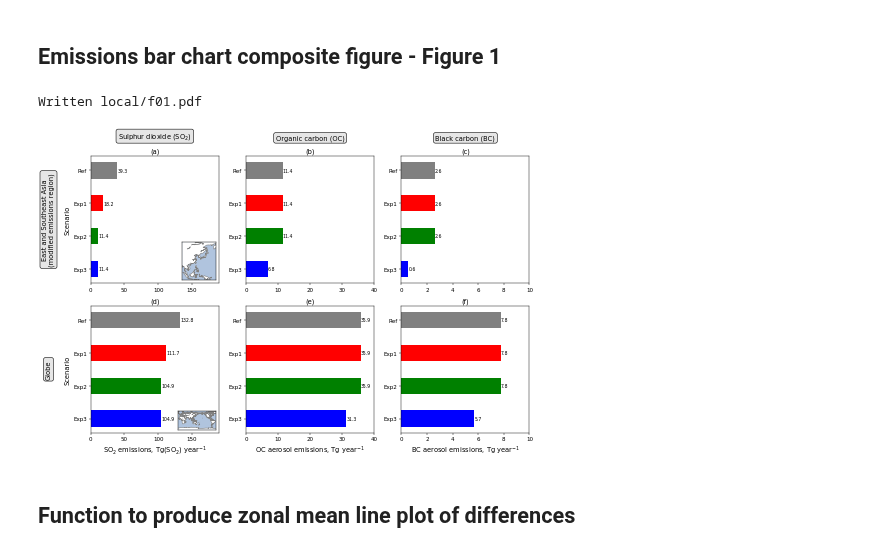
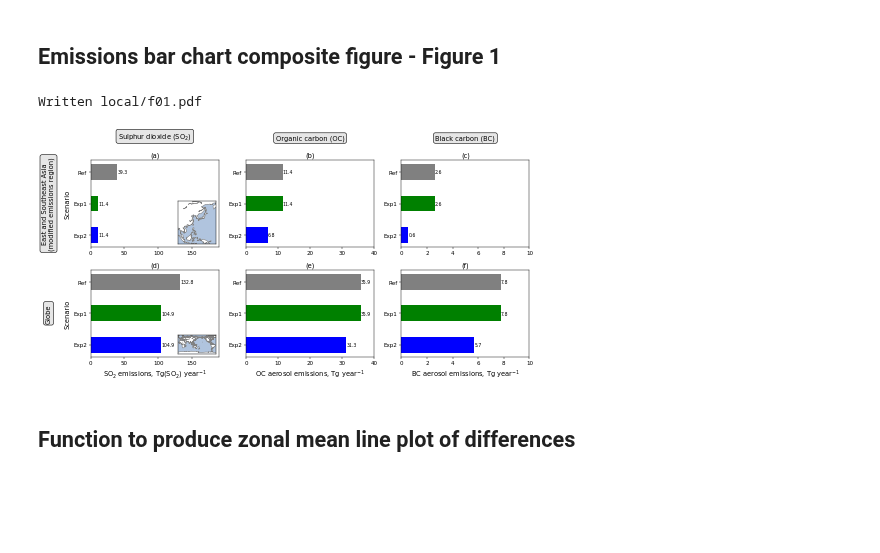
Before and after one commit to grandey/p17d-sulphur-eas-eqm, a Jupyter notebook: analysis_draft2018a/figures_draft2018a.ipynb, the cells around one changed output. Saved outputs shown, nothing was run; the diff lists cells and outputs as text; code cells hidden in the pictures; blank space fills up the shorter version.

```diff
--- a/analysis_draft2018a/figures_draft2018a.ipynb
+++ b/analysis_draft2018a/figures_draft2018a.ipynb
@@ -101,7 +101,7 @@ def emissions_bars(species='so2tot',
     # Dataframe to hold regional totals
     data_df = pd.DataFrame(columns=('scenario', 'scenario_name', 'regional_total'))
     # Loop over scenarios
-    for scenario in ['2000', 'eas0', 'eas0b', 'eas0c']:
+    for scenario in ['2000', 'eas0b', 'eas0c']:
         # Load emissions
         if species == 'so2tot':
             data = (lib_draft2018a.load_emissions(species='so2', surf_or_elev='both',
@@ -124,7 +124,7 @@ def emissions_bars(species='so2tot',
                                   ignore_index=True)
     # Plot bars
     ax.barh(data_df.index, data_df['regional_total'], height=0.5,
-            color=['0.5', 'r', 'g', 'b'])
+            color=['0.5', 'g', 'b'])
     # Axes
     ax.set_yticks(data_df.index)
     ax.set_yticklabels(data_df['scenario_name'])
@@ -146,7 +146,7 @@ def emissions_bars(species='so2tot',
         ax.set_title(title)
     # Insert map
     if map_inset:
-        ax2 = inset_axes(ax, width='30%', height='30%', loc=4)
+        ax2 = inset_axes(ax, width='30%', height='60%', loc=4)
         ax2.set_facecolor('lightsteelblue')
         anchor = 'SE'
         if region == 'Globe':
@@ -168,7 +168,7 @@ if False:
 ## Emissions bar chart composite figure - Figure 1
 # %%
 # Set up figure
-fig = plt.figure(figsize=(12, 8))
+fig = plt.figure(figsize=(12, 6))
 gs = gridspec.GridSpec(2, 3)
 # Sulphur dioxide bar charts
 species = 'so2tot'
@@ -204,35 +204,35 @@ ax5 = emissions_bars(species=species, title='(c)',
                      ax=plt.subplot(gs[0, 2]))
 ax6 = emissions_bars(species=species, title='(f)',
                      xlabel=xlabel, xlim=xlim, ylabel=False,
                      region='Globe', map_inset=False,
                      ax=plt.subplot(gs[1, 2]))
 # Column titles
 for ax, title in zip([ax1, ax3, ax5],
                      [r'Sulphur dioxide (SO$_2$)',
                       r'Organic carbon (OC)',
                       r'Black carbon (BC)']):
-    ax.text(0.5, 1.12, title,
+    ax.text(0.5, 1.22, title,
             transform=ax.transAxes, fontsize='large',
             verticalalignment='bottom', horizontalalignment='center',
             bbox={'boxstyle': 'round, pad=0.3', 'fc': '0.9', 'ec': 'k'})
 # Row titles
 for ax, title in zip([ax1, ax2],
                      ['East and Southeast Asia\n(modified emissions region)',
                       'Globe']):
     ax.text(-0.33, 0.5, title,
             transform=ax.transAxes, fontsize='large', rotation=90,
             verticalalignment='center', horizontalalignment='center',
             bbox={'boxstyle': 'round, pad=0.3', 'fc': '0.9', 'ec': 'k'})
 # Prevent overlapping labels
 fig.tight_layout()
 # Save figure
 ofilename = 'local/f{:02}.pdf'.format(figure_counter)
 fig.savefig(ofilename, bbox_inches='tight', dpi=300)
 print('Written {}'.format(ofilename))
 figure_counter += 1
 # %% [output]
 Written local/f01.pdf
-[figure, old version]
+[figure, new version]
 # %% [markdown]
 ## Function to produce zonal mean line plot of differences
 # %%
```
Also changed, not shown: parts of 15 cells of this notebook, 1 other file.
